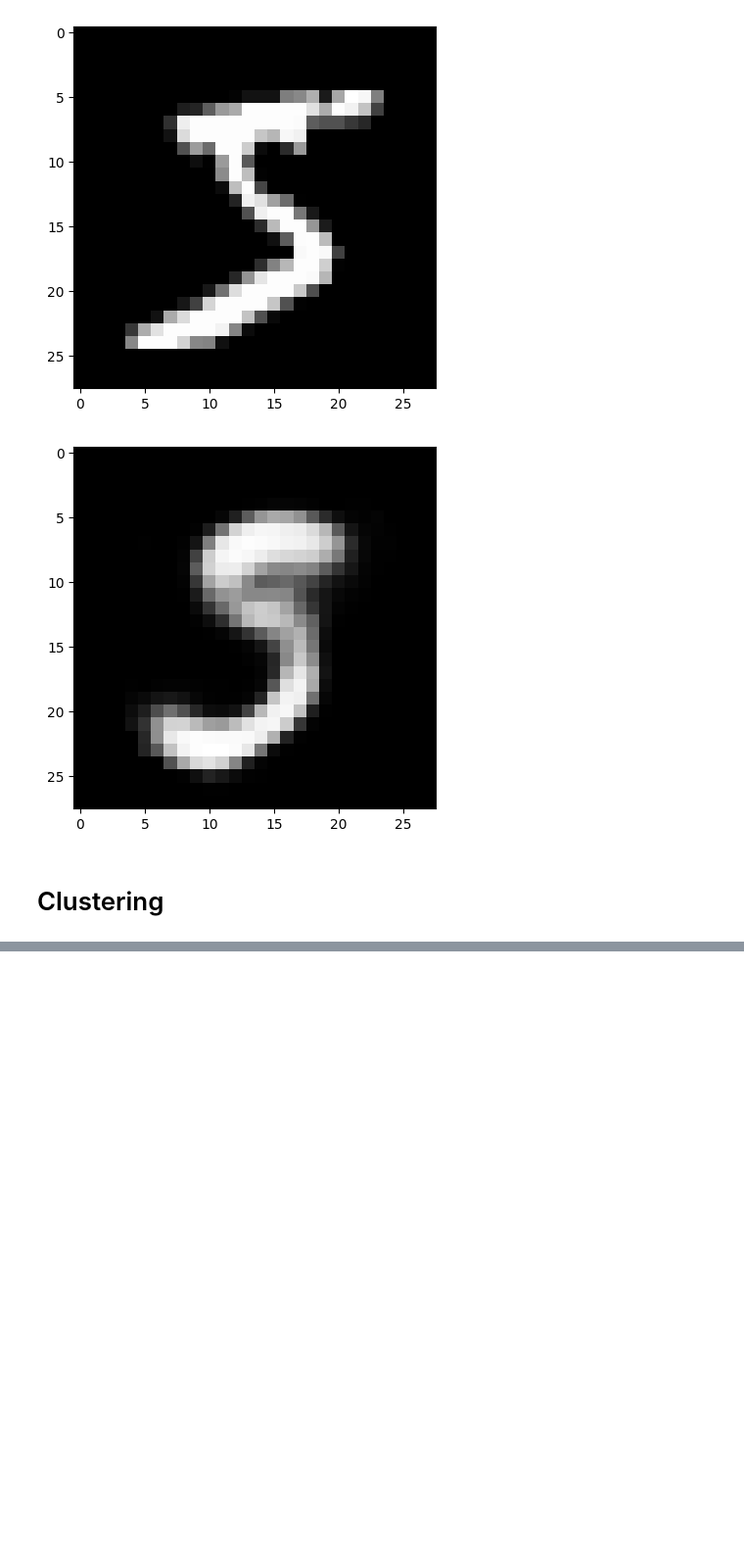
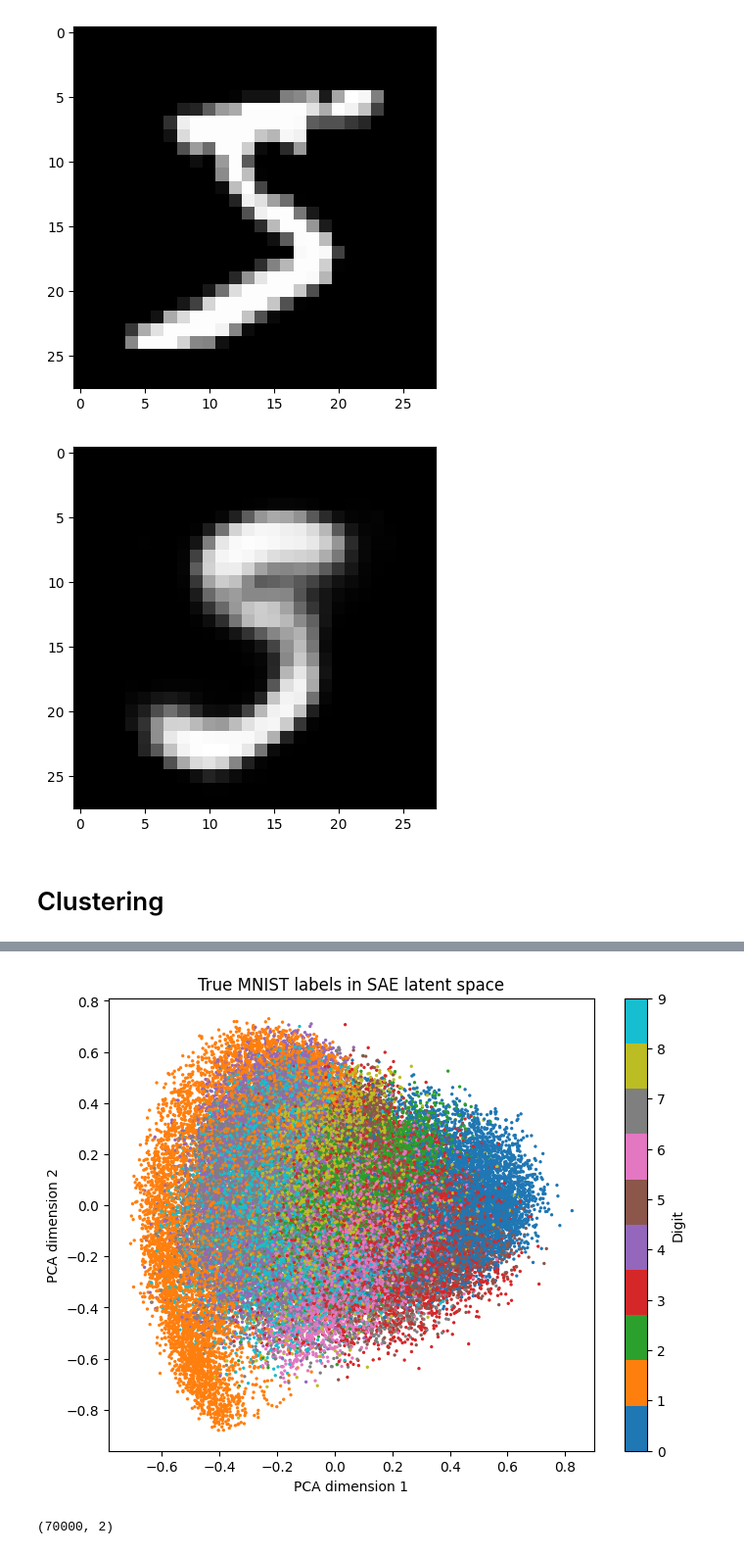
Before and after one commit to raigeki49/Introduction-to-Deep-Learning-Project, a Jupyter notebook: minst_sigmoid.ipynb, the cells around one changed output, grey strips where cells are left out. Shown at 98% size. Saved outputs shown, nothing was run; the diff lists cells and outputs as text; code cells hidden in the pictures; blank space fills up the shorter version.

```diff
--- a/minst_sigmoid.ipynb
+++ b/minst_sigmoid.ipynb
@@ -91,8 +93,14 @@ class SAE(nn.Module):
                         )
                     )
                 )
+        return decoded
 
-        return decoded
+    def encode(self, x):
+        e1 = self.encoder_layer_1(x)
+        e2 = self.encoder_layer_2(e1)
+        e3 = self.encoder_layer_3(e2)
+        z = self.encoder_layer_4(e3)
+        return z
 # %% [markdown]
 # SAE Training
 # %% [markdown]
@@ -567,0 +664,34 @@ plt.show()
+# %%
+plt.figure(figsize=(8, 6))
+plt.scatter(
+    Z_2d[:, 0],
+    Z_2d[:, 1],
+    c=y_true,
+    s=2,
+    cmap="tab10"
+)
+plt.title("True MNIST labels in SAE latent space")
+plt.xlabel("PCA dimension 1")
+plt.ylabel("PCA dimension 2")
+plt.colorbar(label="Digit")
+plt.show()
+# %% [output]
+[figure, added]
+# %%
+from sklearn.manifold import TSNE
+import matplotlib.pyplot as plt
+import numpy as np
+
+tsne = TSNE(
+    n_components=2,
+    perplexity=30,
+    learning_rate="auto",
+    init="pca",
+    random_state=42
+)
+
+Z_tsne = tsne.fit_transform(Z)
+
+print(Z_tsne.shape)
+# %% [output]
+(70000, 2)
```
Also changed, not shown: parts of 10 cells of this notebook, 3 other files.
